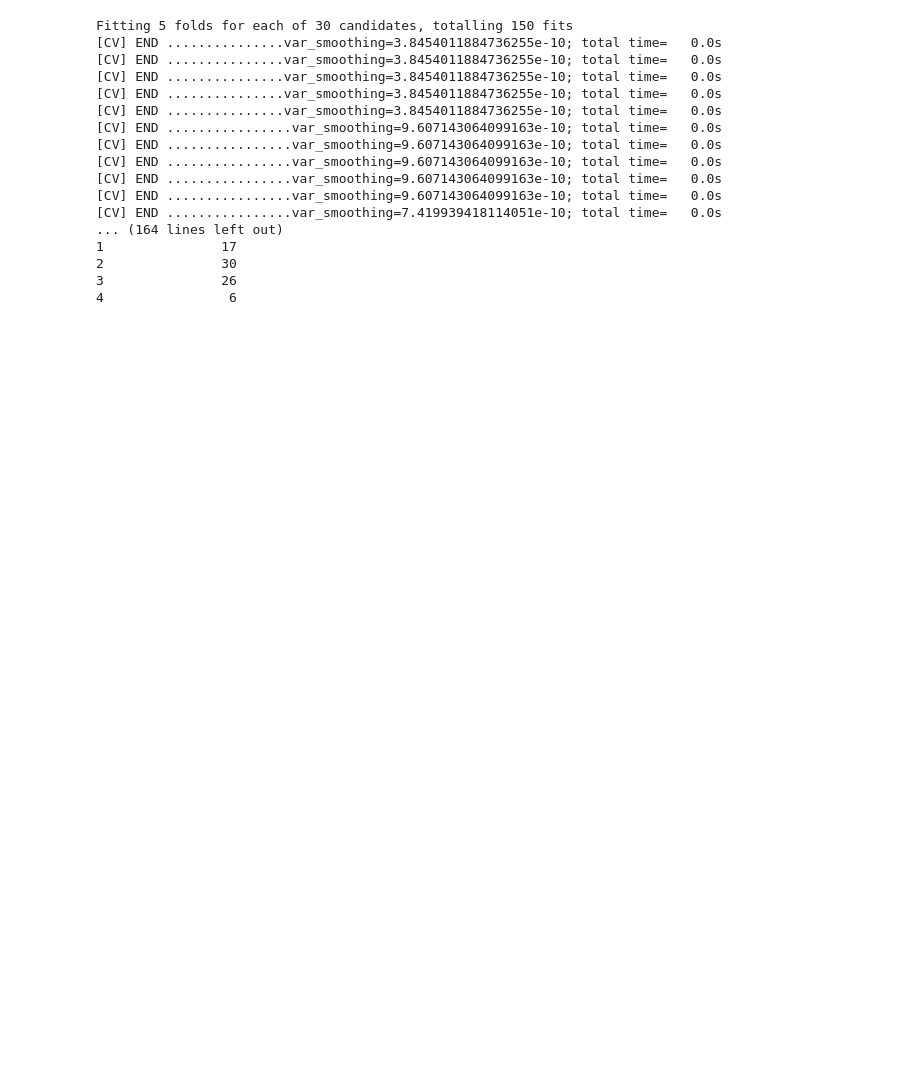
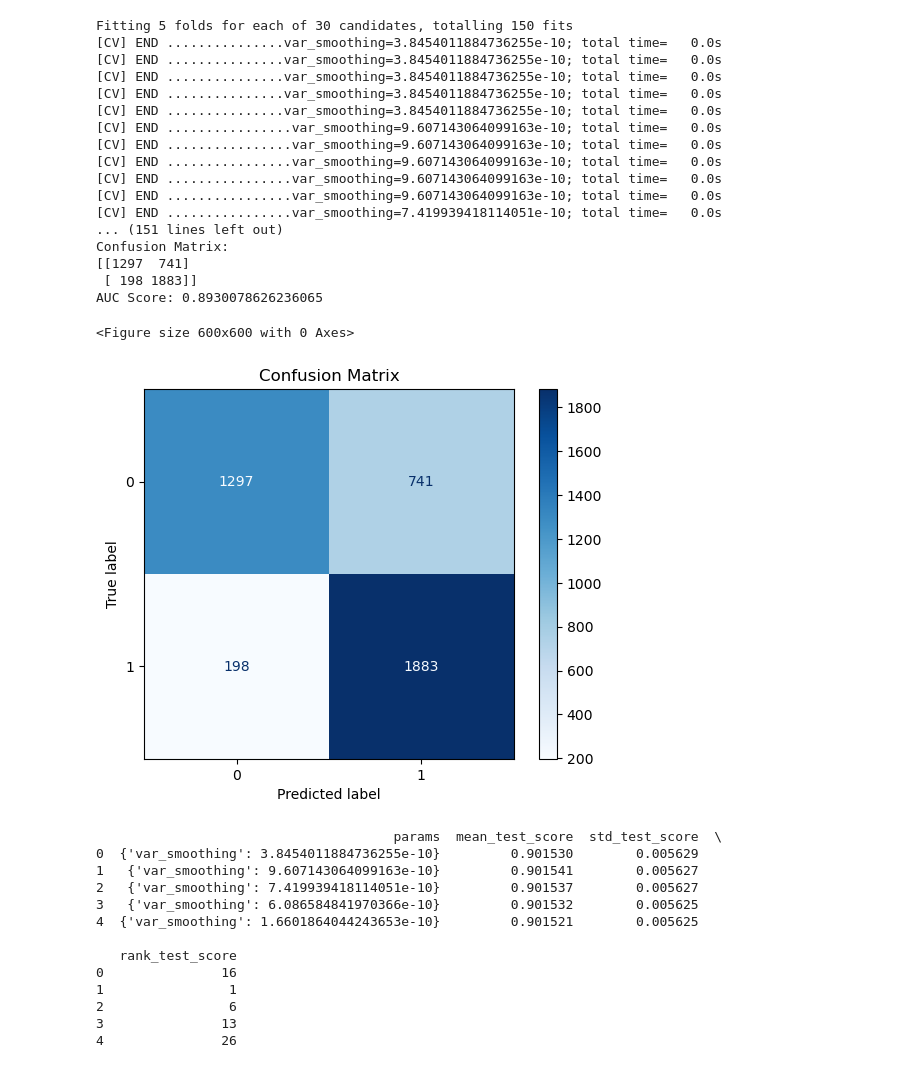
Before and after one commit to LosPadrinosMemens/FPA_DataAnalysis, a Jupyter notebook: NBayes.ipynb, the cells around one changed output. Drawn from its saved outputs; the diff is of its cells as text; code cells hidden in the pictures; blank space fills up the shorter version.

```diff
--- a/NBayes.ipynb
+++ b/NBayes.ipynb
@@ -143,35 +143,56 @@ auc_score = roc_auc_score(y_test, y_pred_proba)
 
 print(f"Accuracy: {accuracy}")
 print(f"Classification Report:\n{classification_rep}")
 print(f"Confusion Matrix:\n{confusion_mat}")
 print(f"AUC Score: {auc_score}")
 
 # Store all iterations' scores and parameters in a DataFrame
 results_df = pd.DataFrame(random_search.cv_results_)
 
 # Select relevant columns
 results_df = results_df[['params', 'mean_test_score', 'std_test_score', 'rank_test_score']]
 
+# 3. Confusion Matrix Visualization
+plt.figure(figsize=(6, 6))
+ConfusionMatrixDisplay.from_predictions(y_test, y_pred, cmap=plt.cm.Blues)
+plt.title('Confusion Matrix')
+plt.show()
+
 # Display the top rows of the DataFrame
 print(results_df.head())
 
 # Save the DataFrame to a CSV file
 results_df.to_csv('nb_random_search_results.csv', index=False)
 # %% [output]
 Fitting 5 folds for each of 30 candidates, totalling 150 fits
 [CV] END ...............var_smoothing=3.8454011884736255e-10; total time=   0.0s
 [CV] END ...............var_smoothing=3.8454011884736255e-10; total time=   0.0s
 [CV] END ...............var_smoothing=3.8454011884736255e-10; total time=   0.0s
 [CV] END ...............var_smoothing=3.8454011884736255e-10; total time=   0.0s
 [CV] END ...............var_smoothing=3.8454011884736255e-10; total time=   0.0s
 [CV] END ................var_smoothing=9.607143064099163e-10; total time=   0.0s
 [CV] END ................var_smoothing=9.607143064099163e-10; total time=   0.0s
 [CV] END ................var_smoothing=9.607143064099163e-10; total time=   0.0s
 [CV] END ................var_smoothing=9.607143064099163e-10; total time=   0.0s
 [CV] END ................var_smoothing=9.607143064099163e-10; total time=   0.0s
 [CV] END ................var_smoothing=7.419939418114051e-10; total time=   0.0s
-... (164 lines left out)
-1               17
-2               30
-3               26
-4                6
+... (151 lines left out)
+Confusion Matrix:
+[[1297  741]
+ [ 198 1883]]
+AUC Score: 0.8930078626236065
+<Figure size 600x600 with 0 Axes>
+[figure, added]
+                                      params  mean_test_score  std_test_score  \
+0  {'var_smoothing': 3.8454011884736255e-10}         0.901530        0.005629
+1   {'var_smoothing': 9.607143064099163e-10}         0.901541        0.005627
+2   {'var_smoothing': 7.419939418114051e-10}         0.901537        0.005627
+3   {'var_smoothing': 6.086584841970366e-10}         0.901532        0.005625
+4  {'var_smoothing': 1.6601864044243653e-10}         0.901521        0.005625
+
+   rank_test_score
+0               16
+1                1
+2                6
+3               13
+4               26
```
Also changed, not shown: parts of 3 cells of this notebook, 6 other files.
